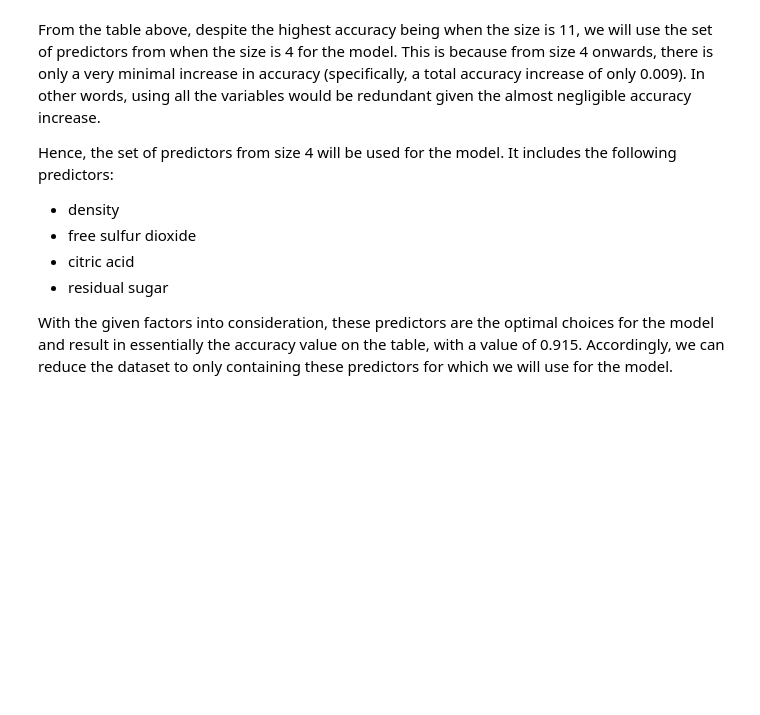
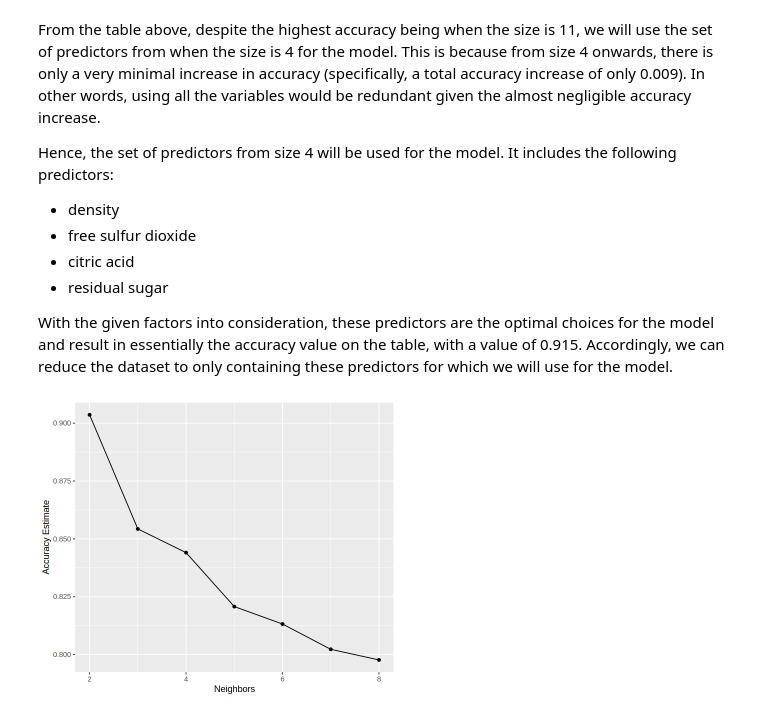
Before and after one commit to RachelX6/DSCI100-Group-Project, a Jupyter notebook: wine_quality_final.ipynb, the cells around one changed output. Drawn from its saved outputs; the diff is of its cells as text; code cells hidden in the pictures; blank space fills up the shorter version.

Commit message:
some model work.

```diff
--- a/wine_quality_final.ipynb
+++ b/wine_quality_final.ipynb
@@ -339,3 +338,39 @@ Hence, the set of predictors from size 4 will be used for the model. It includes
 - residual sugar
 
 With the given factors into consideration, these predictors are the optimal choices for the model and result in essentially the accuracy value on the table, with a value of 0.915. Accordingly, we can reduce the dataset to only containing these predictors for which we will use for the model.
+# %%
+set.seed(420)
+
+options(repr.plot.height = 5, repr.plot.width = 6)
+
+wine_recipe <- recipe(quality ~ ., data = wine_train)
+
+knn_spec <- nearest_neighbor(weight_func = "rectangular", # These two things we can remove for the final, I'm just putting them here for now so I don't have to run the cell above
+                             neighbors = tune()) |>
+     set_engine("kknn") |>
+     set_mode("classification")
+
+wine_vfold <- vfold_cv(wine_train, v = 5, strata = quality)
+
+grid_vals <- tibble(neighbors = seq(from = 2, to = 8))
+
+# We can use the previously created model and vfold from the forward selection step
+
+wine_workflow <- workflow() |>
+        add_recipe(wine_recipe) |>
+        add_model(knn_spec) |>
+        tune_grid(resamples = wine_vfold, grid = grid_vals) |>
+        collect_metrics()
+
+accuracy <- wine_workflow |>
+    filter(.metric == "accuracy")
+
+cross_val_plot <- accuracy |>
+    ggplot(aes(x = neighbors, y = mean)) +
+        geom_point() +
+        geom_line() +
+        labs(x = "Neighbors", y = "Accuracy Estimate")
+print("Table 7. Choosing the Right K-Value")
+cross_val_plot
+# %% [output]
+[figure, added]
```
Also changed, not shown: parts of 3 cells of this notebook.
